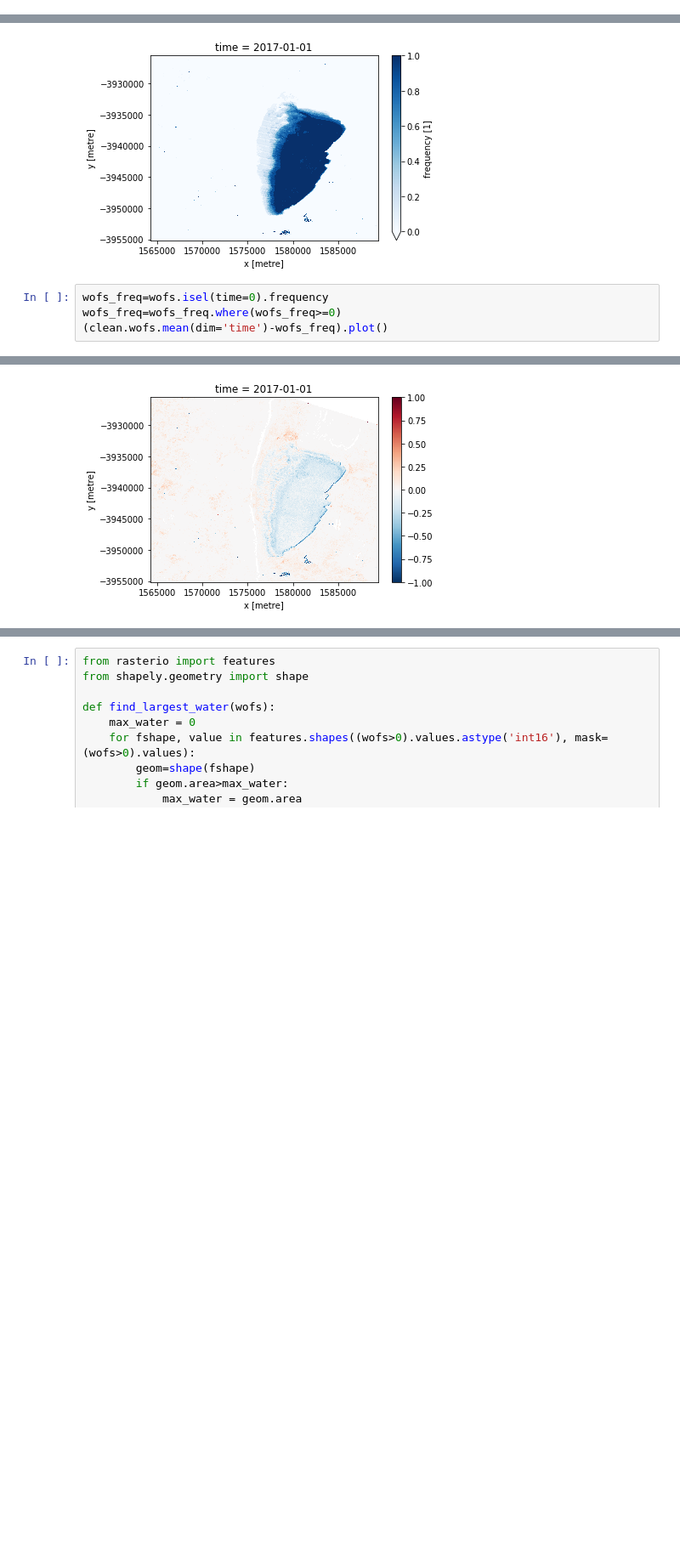
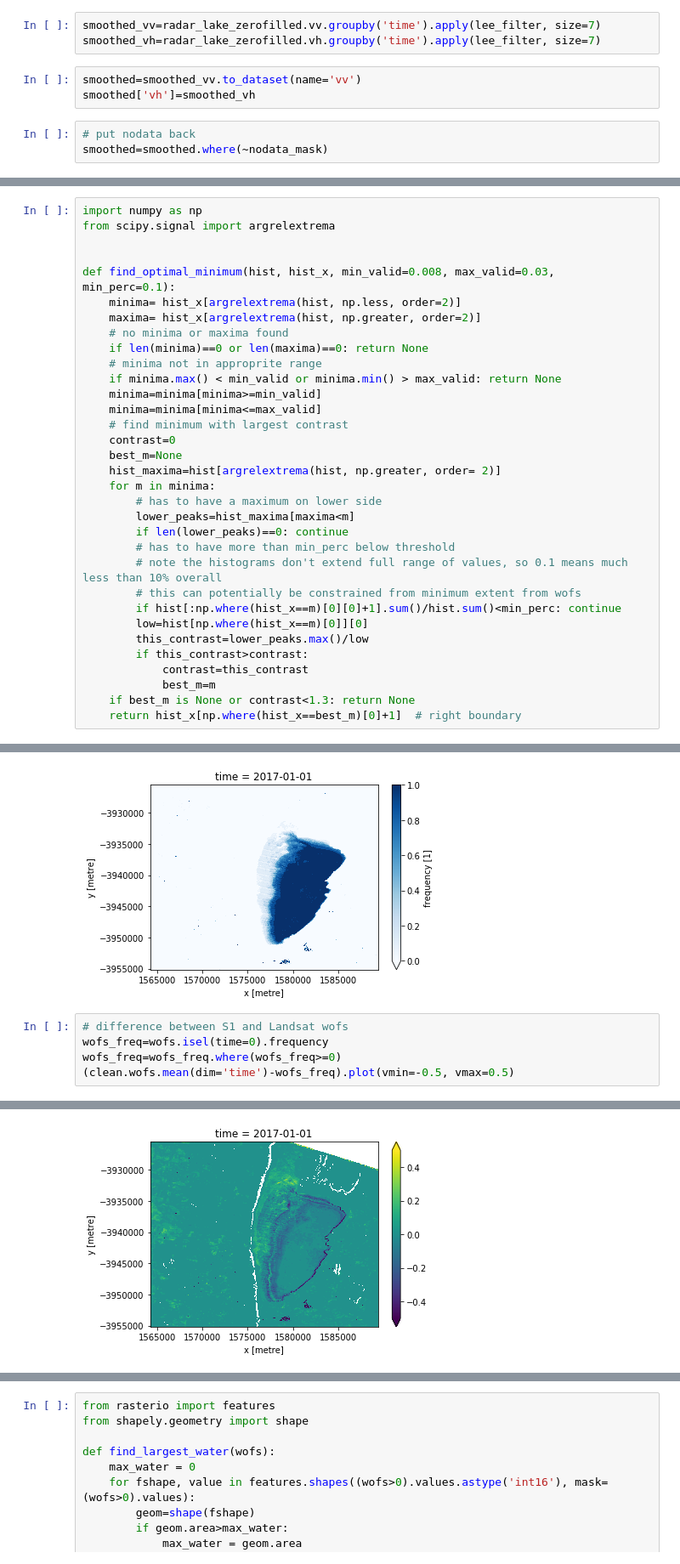
Before and after one commit to opendatacube/datacube-conference-2019, a Jupyter notebook: water_interoperability/sentinel1_load_and_classify_v2.ipynb, the cells around one changed output, grey strips where cells are left out. Shown at 85% size. Saved outputs shown, nothing was run; the diff lists cells and outputs as text; blank space fills up the shorter version.

```diff
--- a/water_interoperability/sentinel1_load_and_classify_v2.ipynb
+++ b/water_interoperability/sentinel1_load_and_classify_v2.ipynb
@@ -45,3 +69,12 @@ smoothed = radar_lake_clean.rolling(x=3).mean().rolling(y=3).mean()
+# %%
+smoothed_vv=radar_lake_zerofilled.vv.groupby('time').apply(lee_filter, size=7)
+smoothed_vh=radar_lake_zerofilled.vh.groupby('time').apply(lee_filter, size=7)
+# %%
+smoothed=smoothed_vv.to_dataset(name='vv')
+smoothed['vh']=smoothed_vh
+# %%
+# put nodata back
+smoothed=smoothed.where(~nodata_mask)
 # %%
 smoothed.isel(time=14).vv.plot(vmin=0,vmax=0.1)
 # %% [output]
@@ -122 +142,34 @@ from scipy.signal import argrelextrema
+# %%
+import numpy as np
+from scipy.signal import argrelextrema
+
+
+def find_optimal_minimum(hist, hist_x, min_valid=0.008, max_valid=0.03, min_perc=0.1):
+    minima= hist_x[argrelextrema(hist, np.less, order=2)]
+    maxima= hist_x[argrelextrema(hist, np.greater, order=2)]
+    # no minima or maxima found
+    if len(minima)==0 or len(maxima)==0: return None
+    # minima not in approprite range
+    if minima.max() < min_valid or minima.min() > max_valid: return None
+    minima=minima[minima>=min_valid]
+    minima=minima[minima<=max_valid]
+    # find minimum with largest contrast
+    contrast=0
+    best_m=None
+    hist_maxima=hist[argrelextrema(hist, np.greater, order= 2)]
+    for m in minima:
+        # has to have a maximum on lower side
+        lower_peaks=hist_maxima[maxima<m]
+        if len(lower_peaks)==0: continue
+        # has to have more than min_perc below threshold
+        # note the histograms don't extend full range of values, so 0.1 means much less than 10% overall
+        # this can potentially be constrained from minimum extent from wofs
+        if hist[:np.where(hist_x==m)[0][0]+1].sum()/hist.sum()<min_perc: continue
+        low=hist[np.where(hist_x==m)[0]][0]
+        this_contrast=lower_peaks.max()/low
+        if this_contrast>contrast:
+            contrast=this_contrast
+            best_m=m
+    if best_m is None or contrast<1.3: return None
+    return hist_x[np.where(hist_x==best_m)[0]+1]  # right boundary
 # %%
@@ -217,9 +260,10 @@ wofs.isel(time=0).frequency.plot(cmap='Blues', vmin=0, vmax=1)
 <matplotlib.collections.QuadMesh at 0x...>
 [figure]
 # %%
+# difference between S1 and Landsat wofs
 wofs_freq=wofs.isel(time=0).frequency
 wofs_freq=wofs_freq.where(wofs_freq>=0)
-(clean.wofs.mean(dim='time')-wofs_freq).plot()
+(clean.wofs.mean(dim='time')-wofs_freq).plot(vmin=-0.5, vmax=0.5)
 # %% [output]
 <matplotlib.collections.QuadMesh at 0x...>
-[figure, old version]
+[figure, new version]
```
Also changed, not shown: parts of 34 cells of this notebook.
